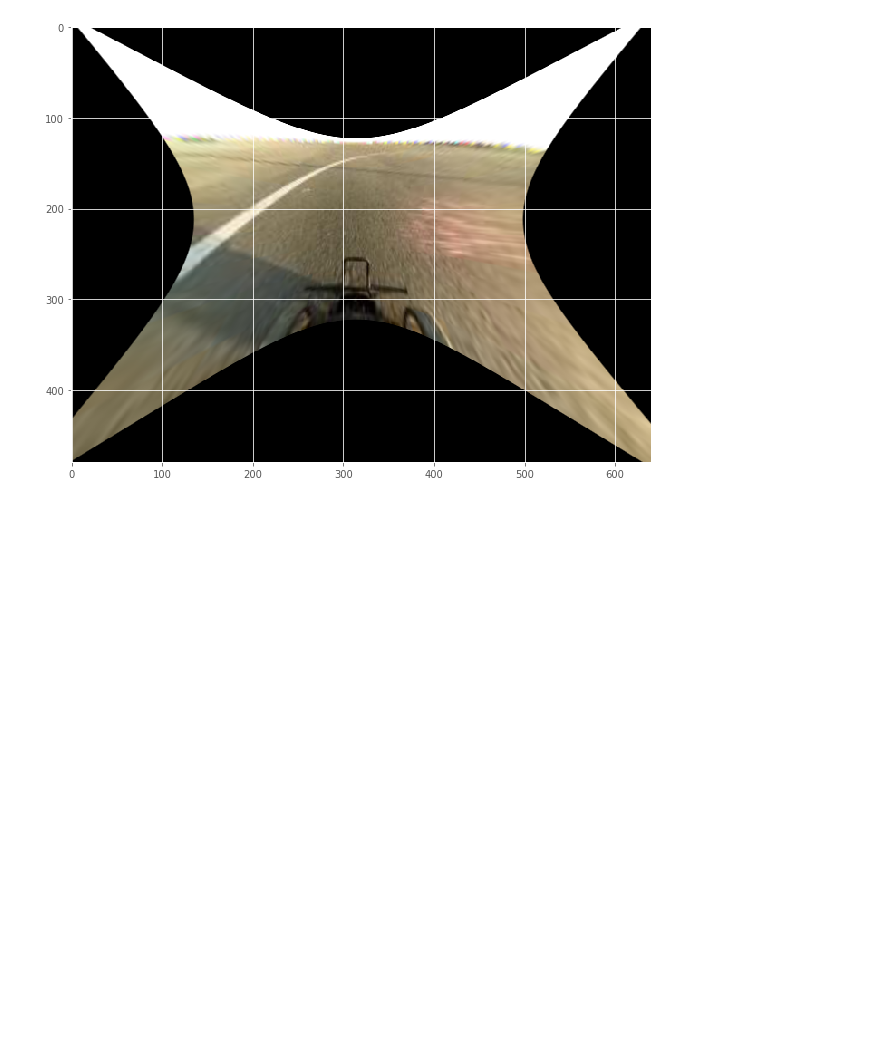
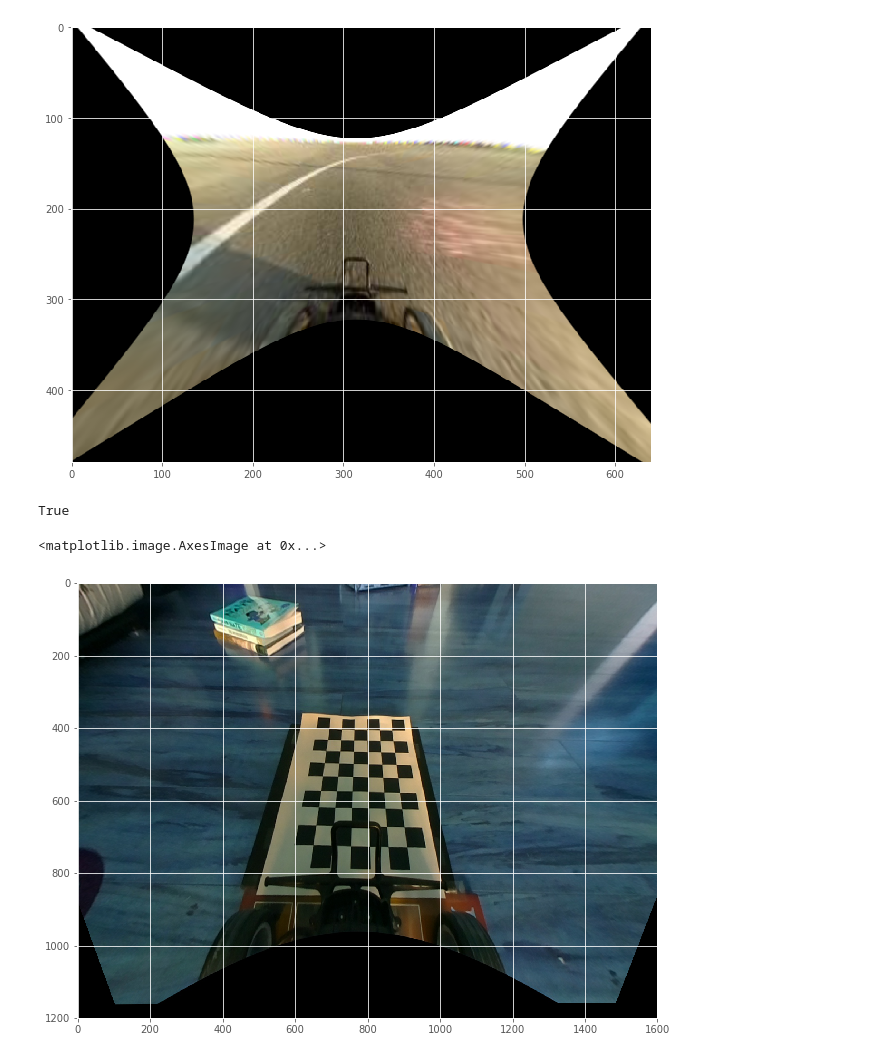
Before and after one commit to test-v1/notebooks-1, a Jupyter notebook: donkeycar/Transform.ipynb, the cells around one changed output. Cells and saved outputs as stored; diff of their text form; code cells hidden in the pictures; blank space fills up the shorter version.

```diff
--- a/donkeycar/Transform.ipynb
+++ b/donkeycar/Transform.ipynb
@@ -112,3 +112,53 @@ plt.imshow(img_out)
 # %% [output]
 <matplotlib.image.AxesImage at 0x...>
 [figure]
+# %%
+import numpy as np
+import os
+import glob
+import sys
+import cv2
+
+
+DIM=(1600, 1200)
+K=np.array([[781.3524863867165, 0.0, 794.7118000552183], [0.0, 779.5071163774452, 561.3314451453386], [0.0, 0.0, 1.0]])
+D=np.array([[-0.042595202508066574], [0.031307765215775184], [-0.04104704724832258], [0.015343014605793324]])
+
+def undistort_maps(img, balance):
+    h,w = img.shape[:2]
+
+    assert w/h == DIM[0]/DIM[1], "Image to undistort needs to have same aspect ratio as the ones used in calibration"
+
+    scaled_K = K * w / DIM[0]
+    scaled_K[2][2] = 1 # K[2][2] is always 1
+    newmtx = cv2.fisheye.estimateNewCameraMatrixForUndistortRectify(scaled_K, D, (w,h), np.eye(3), balance=balance)
+    return cv2.fisheye.initUndistortRectifyMap(scaled_K, D, np.eye(3), newmtx, (w,h), cv2.CV_16SC2)
+
+def undistort(img, balance=0.0):
+    map1, map2 = undistort_maps(img, balance)
+    return cv2.remap(img, map1, map2, interpolation=cv2.INTER_LINEAR, borderMode=cv2.BORDER_CONSTANT)
+
+# img = Image.open('../../donkeycar/d2/data/tub_44_17-09-15/154_cam-image_array_.jpg')
+# img = img.resize((160*2, 120*2), resample=Image.LANCZOS)
+img = Image.open('../../donkeycar/_15degree1.jpg')
+img = np.array(img)
+# img = undistort(img, balance=0.97)
+img = undistort(img, balance=0.55)
+cv2.imwrite("../../donkeycar/_15degree1_undistort.jpg", img)
+# %% [output]
+True
+# %%
+import numpy as np
+import cv2
+
+img = cv2.imread('../../donkeycar/_15degree1_undistort.jpg')
+
+src = np.array([(710,476), (853,479), (902,729), (661,724)], dtype = "float32")
+dst = np.array([(696, 403), (870, 407), (910, 729), (653, 724)], dtype = "float32")
+M = cv2.getPerspectiveTransform(src, dst)
+img = Image.open('../../donkeycar/_15degree1_undistort.jpg')
+img_out = cv2.warpPerspective(np.asarray(img), M, (1600, 1200))
+plt.imshow(img_out)
+# %% [output]
+<matplotlib.image.AxesImage at 0x...>
+[figure, added]
```
Also changed, not shown: 2 other files.
